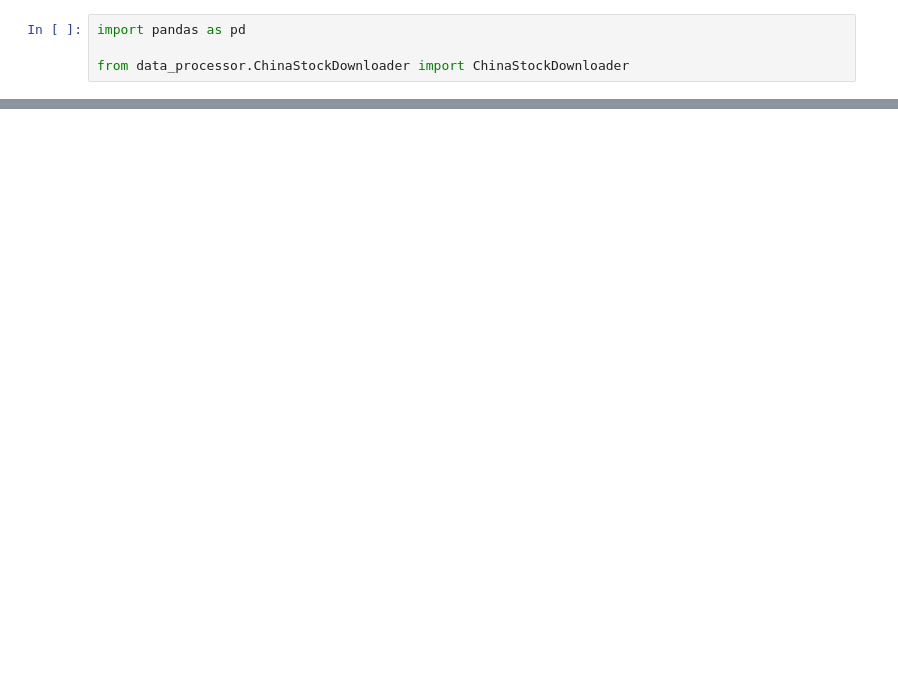
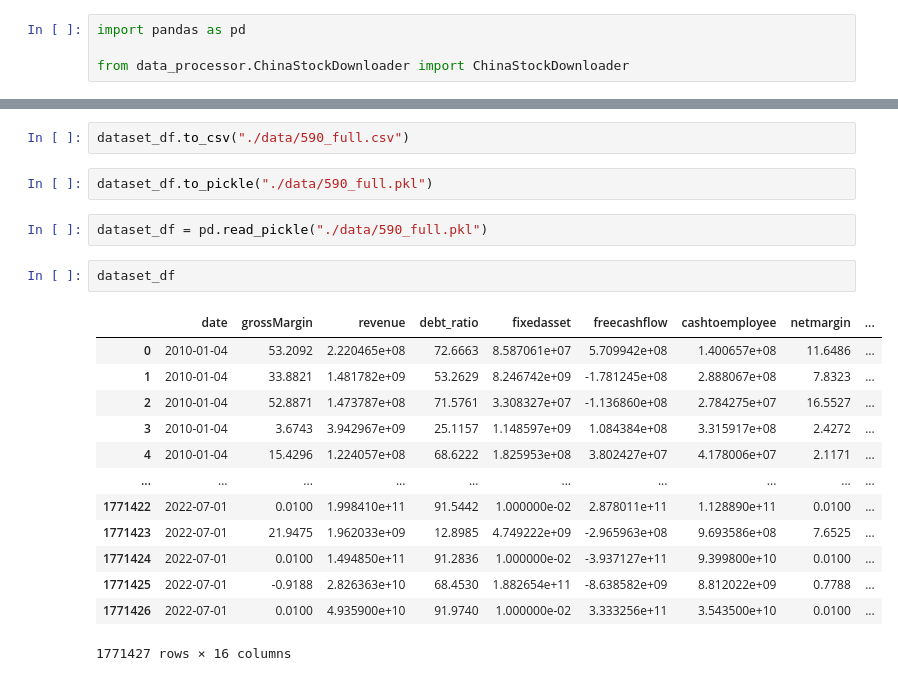
Before and after one commit to ytliu74/PRP_Demo, a Jupyter notebook: fund.ipynb, the cells around one changed output, grey strips where cells are left out. Saved outputs shown, nothing was run; the diff lists cells and outputs as text; blank space fills up the shorter version.

Commit message:
update fund dataset

```diff
--- a/fund.ipynb
+++ b/fund.ipynb
@@ -141,0 +171,22 @@ price_df.merge(fund_df, on="date")
+# %%
+dataset_df.to_csv("./data/590_full.csv")
+# %%
+dataset_df.to_pickle("./data/590_full.pkl")
+# %%
+dataset_df = pd.read_pickle("./data/590_full.pkl")
+# %%
+dataset_df
+# %% [output]
+|  | date | grossMargin | revenue | debt_ratio | fixedasset | freecashflow | cashtoemployee | netmargin | ... |
+| 0 | 2010-01-04 | 53.2092 | 2.220465e+08 | 72.6663 | 8.587061e+07 | 5.709942e+08 | 1.400657e+08 | 11.6486 | ... |
+| 1 | 2010-01-04 | 33.8821 | 1.481782e+09 | 53.2629 | 8.246742e+09 | -1.781245e+08 | 2.888067e+08 | 7.8323 | ... |
+| 2 | 2010-01-04 | 52.8871 | 1.473787e+08 | 71.5761 | 3.308327e+07 | -1.136860e+08 | 2.784275e+07 | 16.5527 | ... |
+| 3 | 2010-01-04 | 3.6743 | 3.942967e+09 | 25.1157 | 1.148597e+09 | 1.084384e+08 | 3.315917e+08 | 2.4272 | ... |
+| 4 | 2010-01-04 | 15.4296 | 1.224057e+08 | 68.6222 | 1.825953e+08 | 3.802427e+07 | 4.178006e+07 | 2.1171 | ... |
+| ... | ... | ... | ... | ... | ... | ... | ... | ... | ... |
+| 1771422 | 2022-07-01 | 0.0100 | 1.998410e+11 | 91.5442 | 1.000000e-02 | 2.878011e+11 | 1.128890e+11 | 0.0100 | ... |
+| 1771423 | 2022-07-01 | 21.9475 | 1.962033e+09 | 12.8985 | 4.749222e+09 | -2.965963e+08 | 9.693586e+08 | 7.6525 | ... |
+| 1771424 | 2022-07-01 | 0.0100 | 1.494850e+11 | 91.2836 | 1.000000e-02 | -3.937127e+11 | 9.399800e+10 | 0.0100 | ... |
+| 1771425 | 2022-07-01 | -0.9188 | 2.826363e+10 | 68.4530 | 1.882654e+11 | -8.638582e+09 | 8.812022e+09 | 0.7788 | ... |
+| 1771426 | 2022-07-01 | 0.0100 | 4.935900e+10 | 91.9740 | 1.000000e-02 | 3.333256e+11 | 3.543500e+10 | 0.0100 | ... |
+1771427 rows × 16 columns
```
Also changed, not shown: parts of 14 cells of this notebook, 1 other file.
